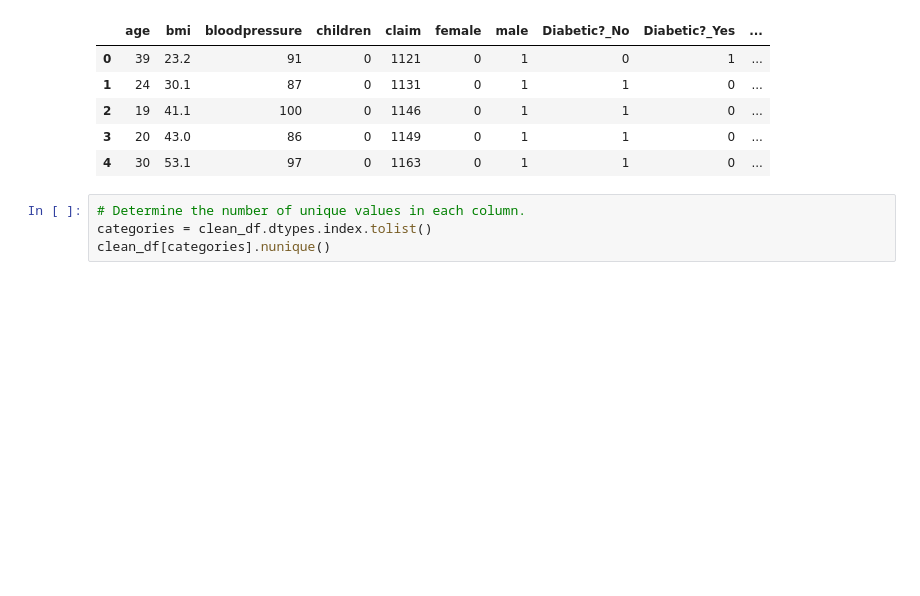
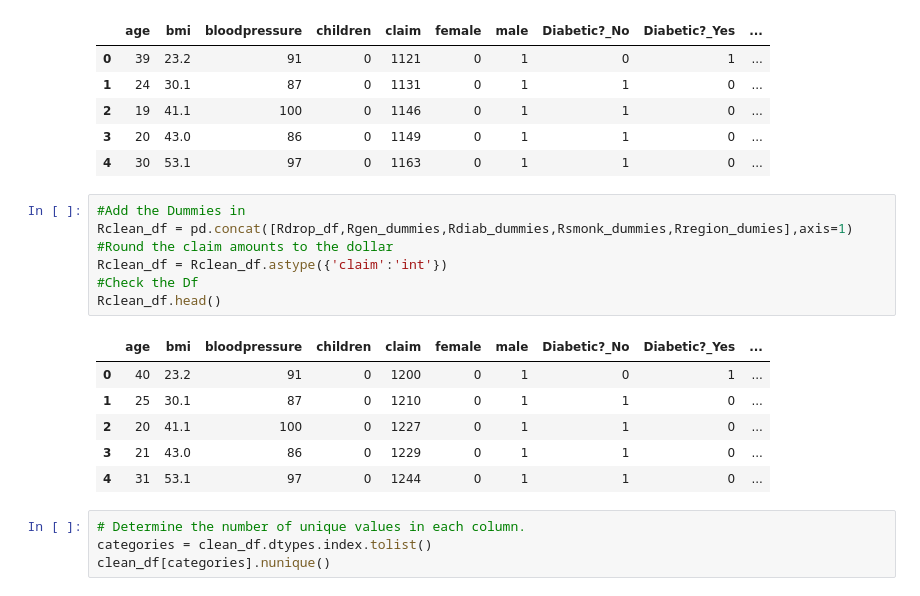
Before and after one commit to Hermaeus1/Health-Claims-P4, a Jupyter notebook: Claims_Learning_withGraphs.ipynb, the cells around one changed output. Saved outputs shown, nothing was run; the diff lists cells and outputs as text; blank space fills up the shorter version.

```diff
--- a/Claims_Learning_withGraphs.ipynb
+++ b/Claims_Learning_withGraphs.ipynb
@@ -146,6 +179,20 @@ clean_df.head()
 | 2 | 19 | 41.1 | 100 | 0 | 1146 | 0 | 1 | 1 | 0 | ... |
 | 3 | 20 | 43.0 | 86 | 0 | 1149 | 0 | 1 | 1 | 0 | ... |
 | 4 | 30 | 53.1 | 97 | 0 | 1163 | 0 | 1 | 1 | 0 | ... |
+# %%
+#Add the Dummies in
+Rclean_df = pd.concat([Rdrop_df,Rgen_dummies,Rdiab_dummies,Rsmonk_dummies,Rregion_dumies],axis=1)
+#Round the claim amounts to the dollar
+Rclean_df = Rclean_df.astype({'claim':'int'})
+#Check the Df
+Rclean_df.head()
+# %% [output]
+|  | age | bmi | bloodpressure | children | claim | female | male | Diabetic?_No | Diabetic?_Yes | ... |
+| 0 | 40 | 23.2 | 91 | 0 | 1200 | 0 | 1 | 0 | 1 | ... |
+| 1 | 25 | 30.1 | 87 | 0 | 1210 | 0 | 1 | 1 | 0 | ... |
+| 2 | 20 | 41.1 | 100 | 0 | 1227 | 0 | 1 | 1 | 0 | ... |
+| 3 | 21 | 43.0 | 86 | 0 | 1229 | 0 | 1 | 1 | 0 | ... |
+| 4 | 31 | 53.1 | 97 | 0 | 1244 | 0 | 1 | 1 | 0 | ... |
 # %%
 # Determine the number of unique values in each column.
 categories = clean_df.dtypes.index.tolist()
```
Also changed, not shown: parts of 21 cells of this notebook, 14 other files.
